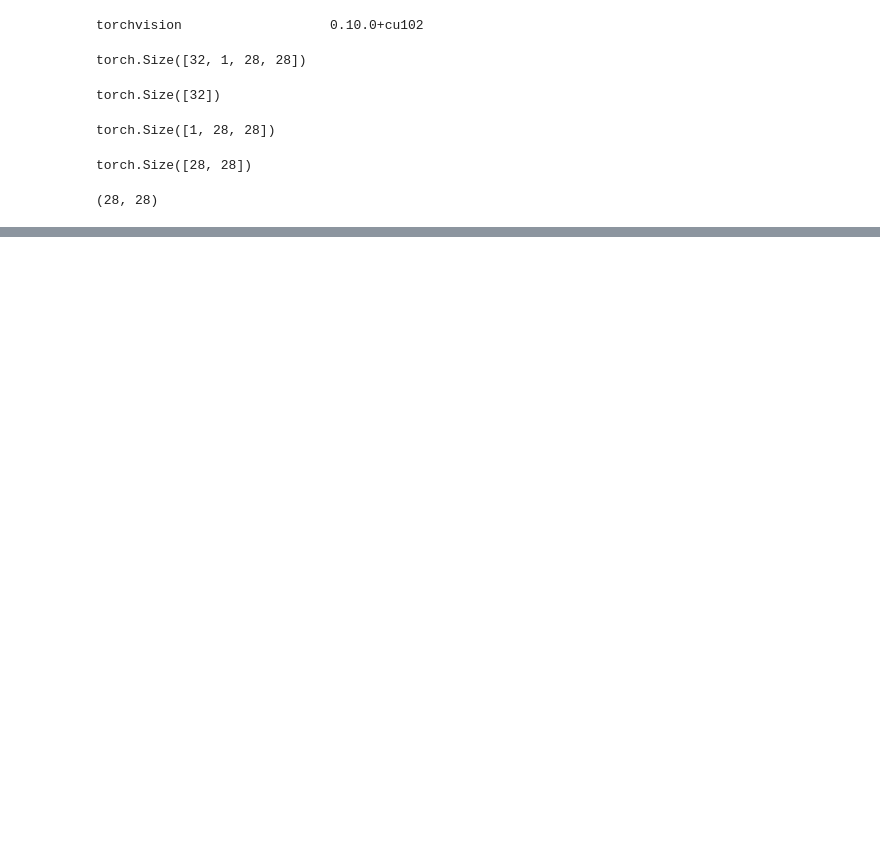
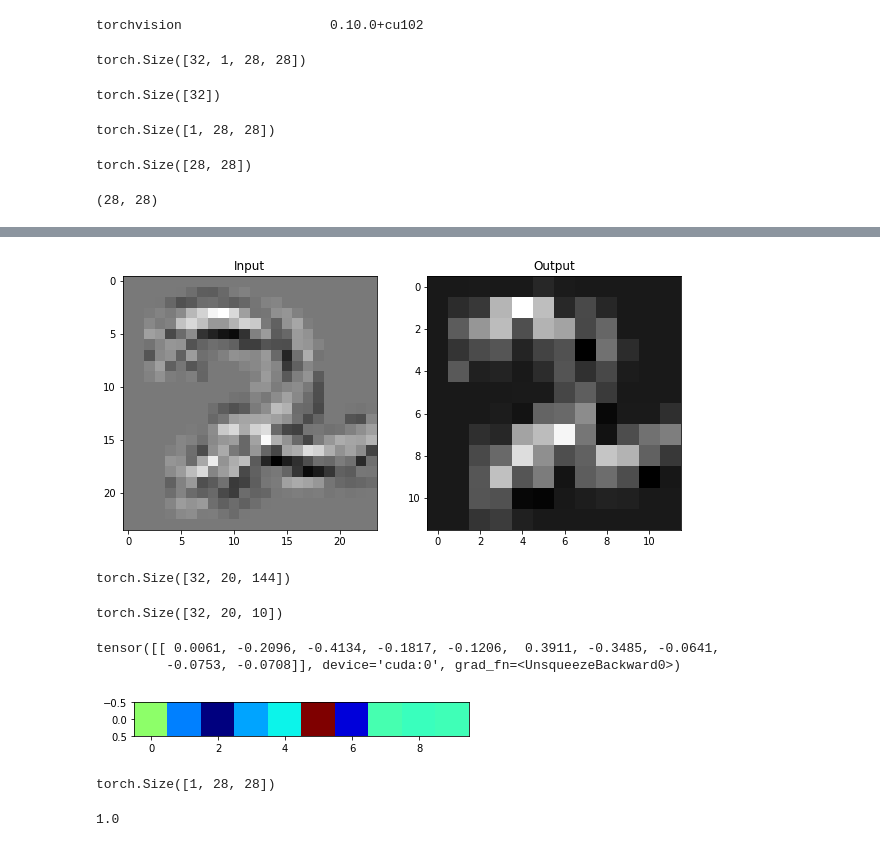
Before and after one commit to davetpj/archive, a Jupyter notebook: torch/pytorch.ipynb, the cells around one changed output, grey strips where cells are left out. Drawn from its saved outputs; the diff is of its cells as text; code cells hidden in the pictures; blank space fills up the shorter version.

```diff
--- a/torch/pytorch.ipynb
+++ b/torch/pytorch.ipynb
@@ -235,0 +392,43 @@ plt.show
+# %%
+plt.figure(figsize=(10, 15))
+plt.subplot(121)
+plt.title('Input')
+plt.imshow(output[0, 0, :, :], 'gray')
+plt.subplot(122)
+plt.title('Output')
+plt.imshow(pool_arr[0, 0, :, :], 'gray')
+plt.show()
+# %% [output]
+[figure, added]
+# %%
+flatten = pool.view(32, -1, 12 * 12)
+flatten.shape
+# %% [output]
+torch.Size([32, 20, 144])
+# %%
+lin = nn.Linear(144, 10).to(device)(flatten)
+lin.shape
+# %% [output]
+torch.Size([32, 20, 10])
+# %%
+final = lin[0, 0, :].unsqueeze(0)
+final
+# %% [output]
+tensor([[ 0.0061, -0.2096, -0.4134, -0.1817, -0.1206,  0.3911, -0.3485, -0.0641,
+         -0.0753, -0.0708]], device='cuda:0', grad_fn=<UnsqueezeBackward0>)
+# %%
+plt.imshow(final.cpu().detach().numpy(), 'jet')
+plt.show()
+# %% [output]
+[figure, added]
+# %%
+images[0].shape
+# %% [output]
+torch.Size([1, 28, 28])
+# %%
+with torch.no_grad():
+    softmax = F.softmax(lin, dim=-1)
+softmax[0, 0, :]
+np.sum(softmax[0, 0, :].cpu().numpy())
+# %% [output]
+1.0
```
Also changed, not shown: parts of 58 cells of this notebook.
